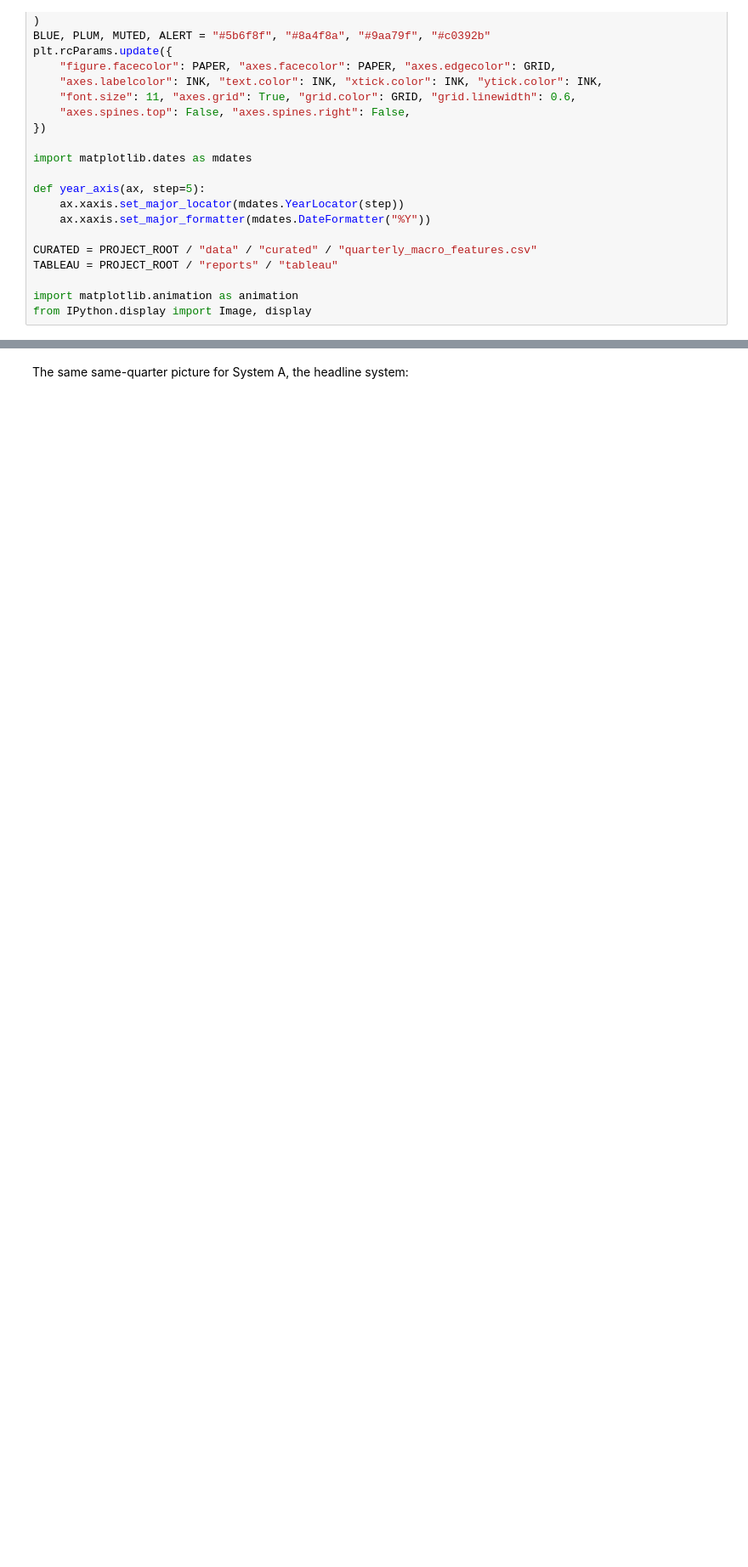
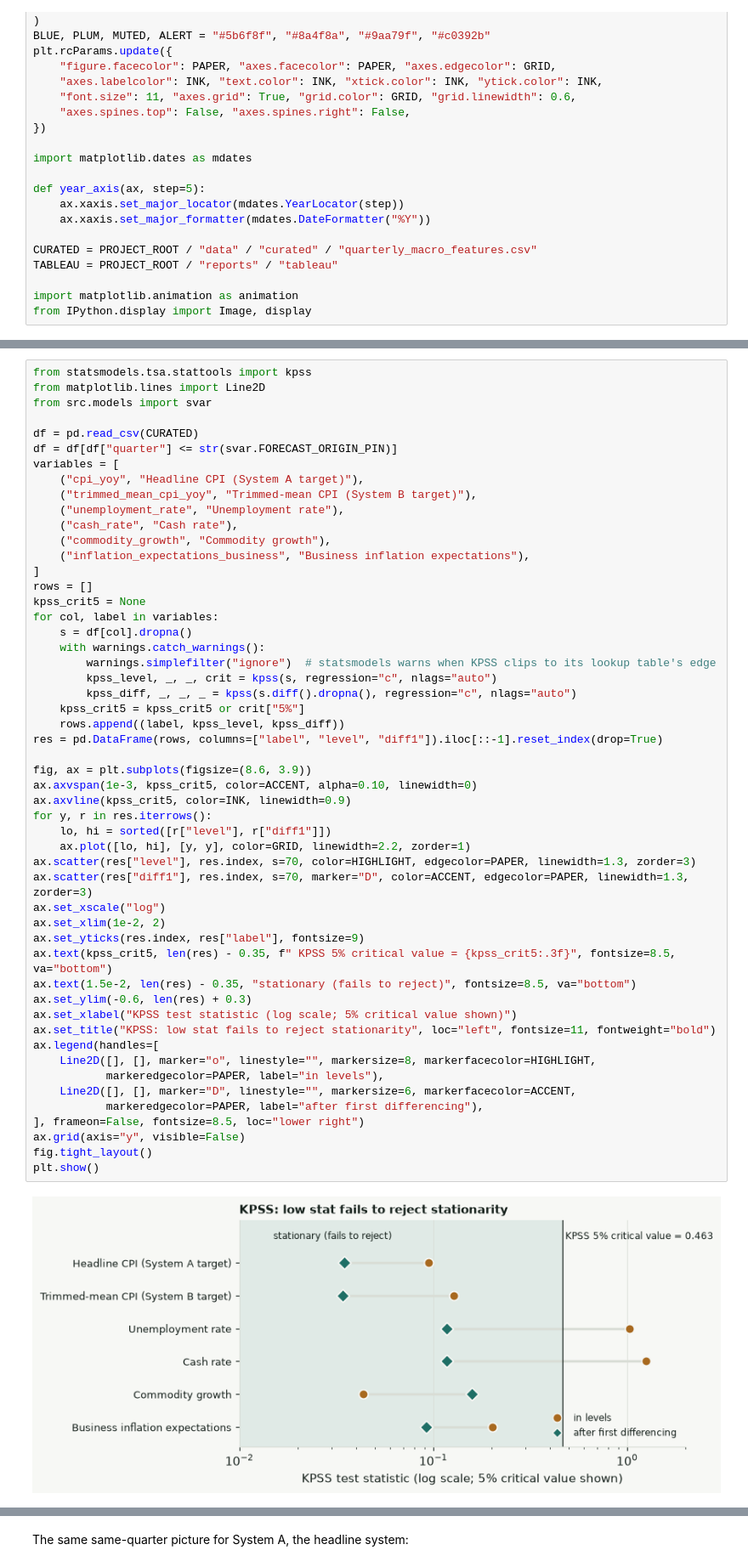
Before and after one commit to JuanVu1810/Australian-CPI-Forecast, a Jupyter notebook: book/australian_cpi_forecasting/04_modeling/44_svar.ipynb, the cells around one changed output, grey strips where cells are left out. Shown at 85% size. Saved outputs shown, nothing was run; the diff lists cells and outputs as text; blank space fills up the shorter version.

```diff
--- a/book/australian_cpi_forecasting/04_modeling/44_svar.ipynb
+++ b/book/australian_cpi_forecasting/04_modeling/44_svar.ipynb
@@ -125,0 +215,54 @@ plt.show()
+# %%
+from statsmodels.tsa.stattools import kpss
+from matplotlib.lines import Line2D
+from src.models import svar
+
+df = pd.read_csv(CURATED)
+df = df[df["quarter"] <= str(svar.FORECAST_ORIGIN_PIN)]
+variables = [
+    ("cpi_yoy", "Headline CPI (System A target)"),
+    ("trimmed_mean_cpi_yoy", "Trimmed-mean CPI (System B target)"),
+    ("unemployment_rate", "Unemployment rate"),
+    ("cash_rate", "Cash rate"),
+    ("commodity_growth", "Commodity growth"),
+    ("inflation_expectations_business", "Business inflation expectations"),
+]
+rows = []
+kpss_crit5 = None
+for col, label in variables:
+    s = df[col].dropna()
+    with warnings.catch_warnings():
+        warnings.simplefilter("ignore")  # statsmodels warns when KPSS clips to its lookup table's edge
+        kpss_level, _, _, crit = kpss(s, regression="c", nlags="auto")
+        kpss_diff, _, _, _ = kpss(s.diff().dropna(), regression="c", nlags="auto")
+    kpss_crit5 = kpss_crit5 or crit["5%"]
+    rows.append((label, kpss_level, kpss_diff))
+res = pd.DataFrame(rows, columns=["label", "level", "diff1"]).iloc[::-1].reset_index(drop=True)
+
+fig, ax = plt.subplots(figsize=(8.6, 3.9))
+ax.axvspan(1e-3, kpss_crit5, color=ACCENT, alpha=0.10, linewidth=0)
+ax.axvline(kpss_crit5, color=INK, linewidth=0.9)
+for y, r in res.iterrows():
+    lo, hi = sorted([r["level"], r["diff1"]])
+    ax.plot([lo, hi], [y, y], color=GRID, linewidth=2.2, zorder=1)
+ax.scatter(res["level"], res.index, s=70, color=HIGHLIGHT, edgecolor=PAPER, linewidth=1.3, zorder=3)
+ax.scatter(res["diff1"], res.index, s=70, marker="D", color=ACCENT, edgecolor=PAPER, linewidth=1.3, zorder=3)
+ax.set_xscale("log")
+ax.set_xlim(1e-2, 2)
+ax.set_yticks(res.index, res["label"], fontsize=9)
+ax.text(kpss_crit5, len(res) - 0.35, f" KPSS 5% critical value = {kpss_crit5:.3f}", fontsize=8.5, va="bottom")
+ax.text(1.5e-2, len(res) - 0.35, "stationary (fails to reject)", fontsize=8.5, va="bottom")
+ax.set_ylim(-0.6, len(res) + 0.3)
+ax.set_xlabel("KPSS test statistic (log scale; 5% critical value shown)")
+ax.set_title("KPSS: low stat fails to reject stationarity", loc="left", fontsize=11, fontweight="bold")
+ax.legend(handles=[
+    Line2D([], [], marker="o", linestyle="", markersize=8, markerfacecolor=HIGHLIGHT,
+           markeredgecolor=PAPER, label="in levels"),
+    Line2D([], [], marker="D", linestyle="", markersize=6, markerfacecolor=ACCENT,
+           markeredgecolor=PAPER, label="after first differencing"),
+], frameon=False, fontsize=8.5, loc="lower right")
+ax.grid(axis="y", visible=False)
+fig.tight_layout()
+plt.show()
+# %% [output]
+[figure, added]
```
Also changed, not shown: parts of 13 cells of this notebook, 12 other files.
